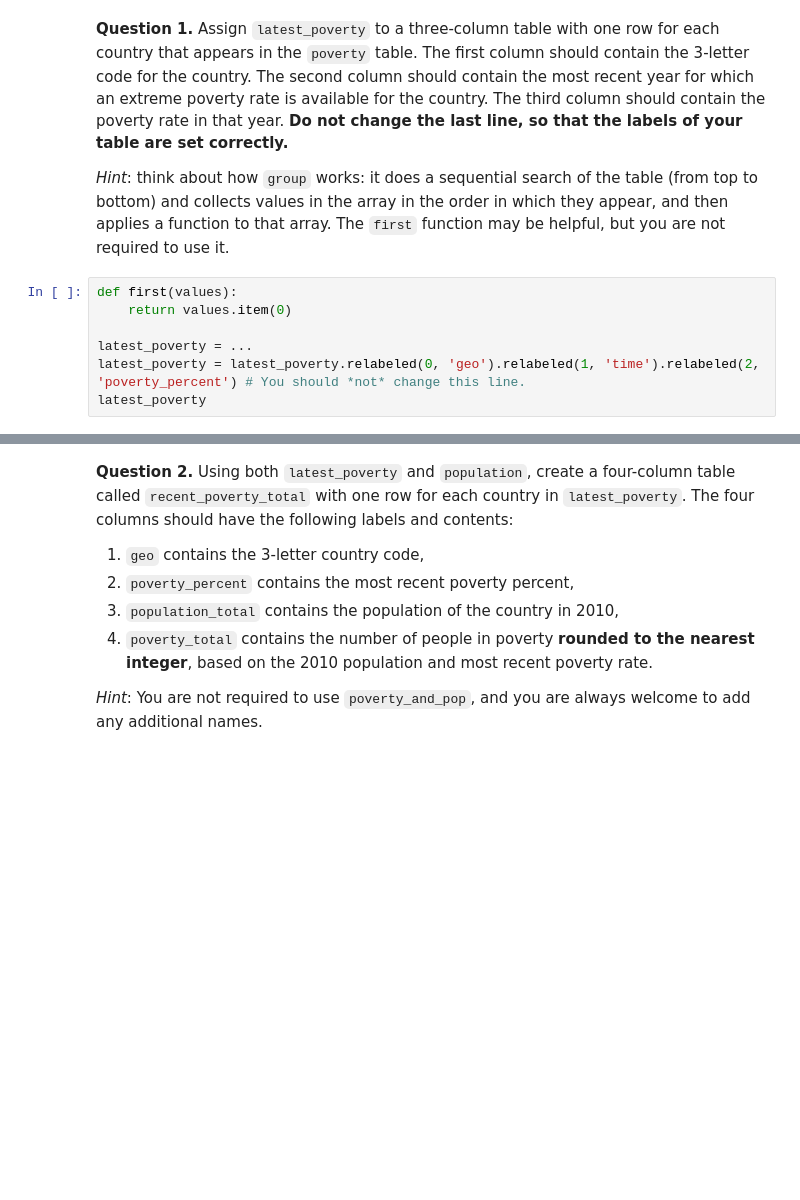
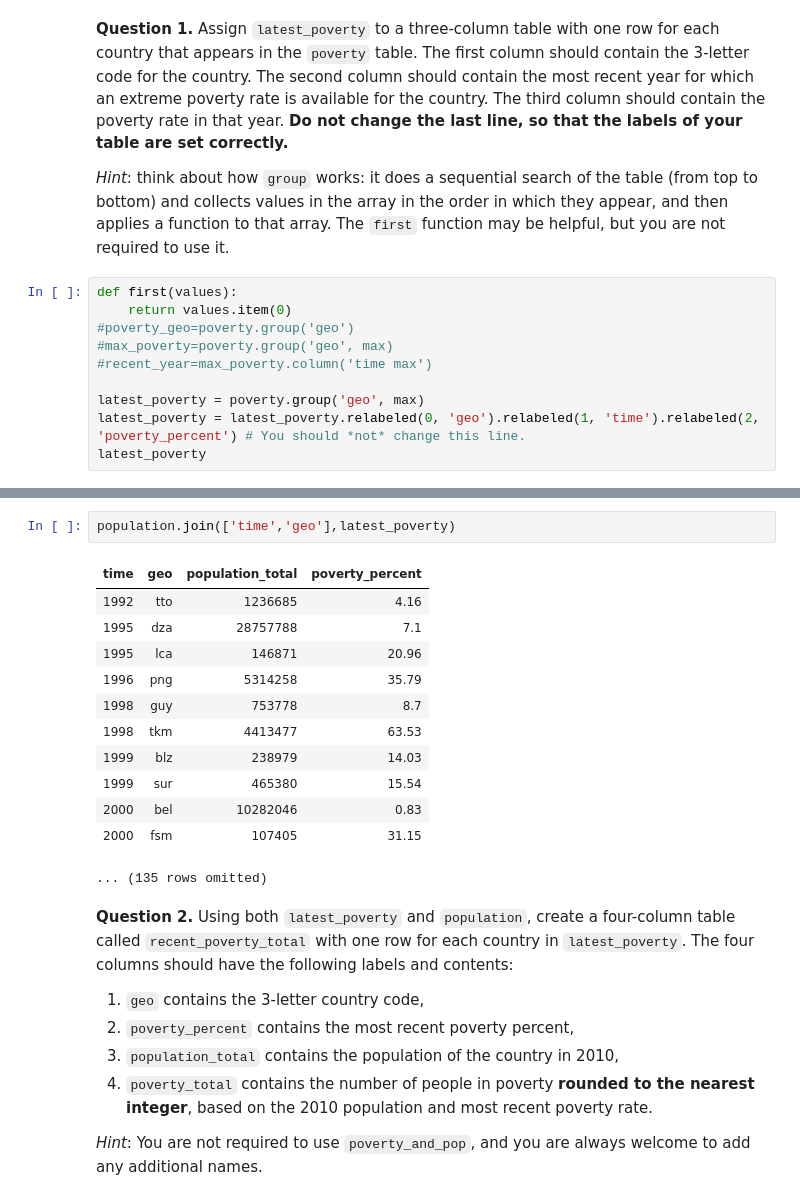
Before and after one commit to cplahn/cplahn_DATA_Fall, a Jupyter notebook: project1/project1.ipynb, the cells around one changed output, grey strips where cells are left out. Drawn from its saved outputs; the diff is of its cells as text; blank space fills up the shorter version.

```diff
--- a/project1/project1.ipynb
+++ b/project1/project1.ipynb
@@ -595,7 +616,10 @@ poverty.show(3)
 # %%
 def first(values):
     return values.item(0)
+#poverty_geo=poverty.group('geo')
+#max_poverty=poverty.group('geo', max)
+#recent_year=max_poverty.column('time max')
 
-latest_poverty = ...
+latest_poverty = poverty.group('geo', max)
 latest_poverty = latest_poverty.relabeled(0, 'geo').relabeled(1, 'time').relabeled(2, 'poverty_percent') # You should *not* change this line.
 latest_poverty
@@ -604,3 +643,18 @@ grader.check("q2_1")
+# %%
+population.join(['time','geo'],latest_poverty)
+# %% [output]
+| time | geo | population_total | poverty_percent |
+| 1992 | tto | 1236685 | 4.16 |
+| 1995 | dza | 28757788 | 7.1 |
+| 1995 | lca | 146871 | 20.96 |
+| 1996 | png | 5314258 | 35.79 |
+| 1998 | guy | 753778 | 8.7 |
+| 1998 | tkm | 4413477 | 63.53 |
+| 1999 | blz | 238979 | 14.03 |
+| 1999 | sur | 465380 | 15.54 |
+| 2000 | bel | 10282046 | 0.83 |
+| 2000 | fsm | 107405 | 31.15 |
+... (135 rows omitted)
 # %% [markdown]
 **Question 2.** Using both `latest_poverty` and `population`, create a four-column table called `recent_poverty_total` with one row for each country in `latest_poverty`. The four columns should have the following labels and contents:
 1. `geo` contains the 3-letter country code,
```
Also changed, not shown: parts of 13 cells of this notebook, 1 other file.
